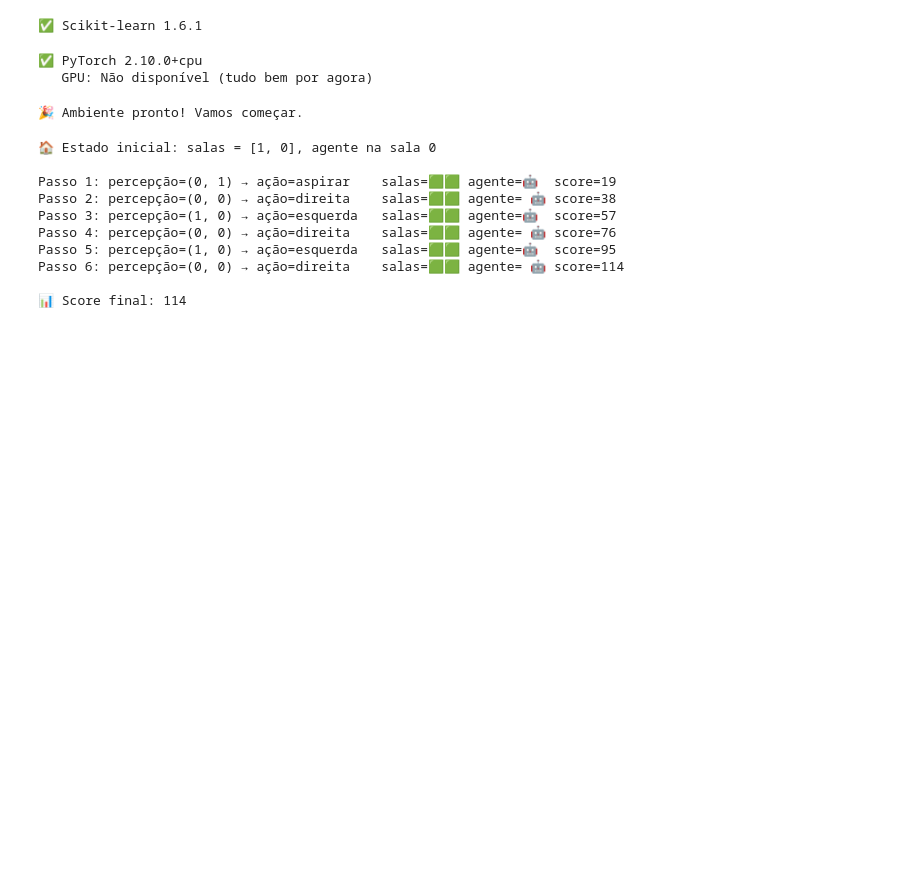
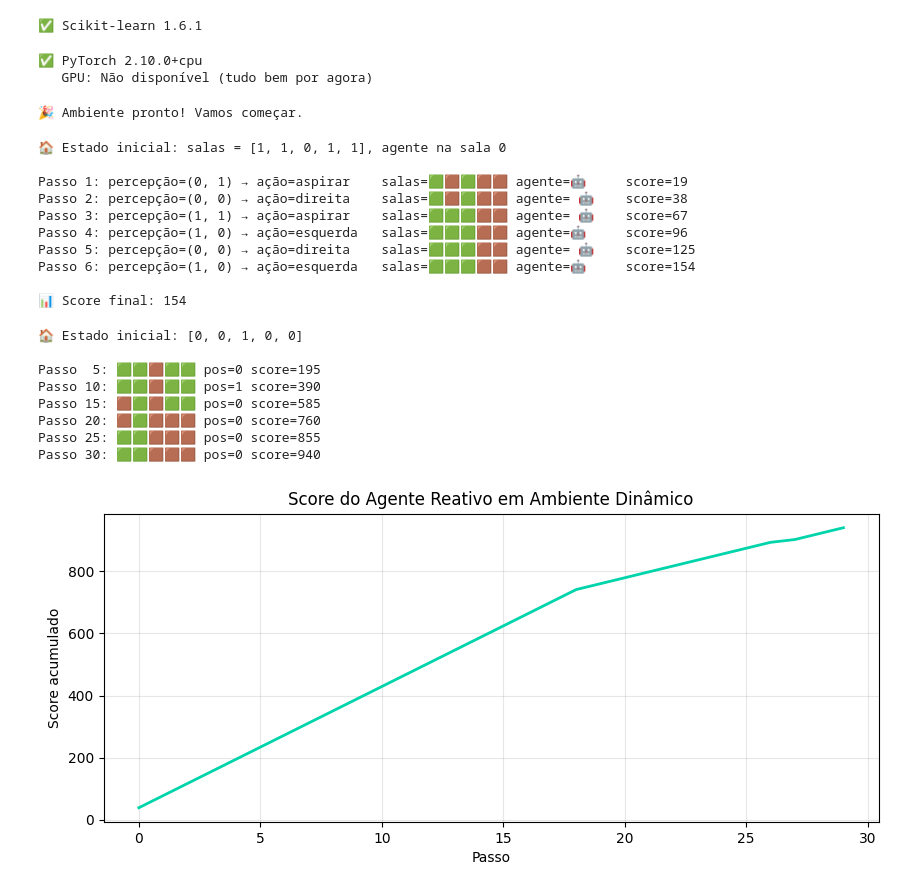
Before and after one commit to geovanni10a/Agentes-IA-UNIFAP, a Jupyter notebook: Agentes.ipynb, the cells around one changed output. Cells and saved outputs as stored; diff of their text form; code cells hidden in the pictures; blank space fills up the shorter version.

```diff
--- a/Agentes.ipynb
+++ b/Agentes.ipynb
@@ -72,7 +72,7 @@ def agente_reativo(percepcao):
         return "esquerda"
 
 # ─── Rodar ───
-env = Ambiente(n_salas=2)
+env = Ambiente(n_salas=5)
 print(f"🏠 Estado inicial: salas = {env.salas}, agente na sala {env.pos}\n")
 
 for i in range(6):
@@ -86,13 +86,60 @@ for i in range(6):
 
 print(f"\n📊 Score final: {env.score}")
 # %% [output]
-🏠 Estado inicial: salas = [1, 0], agente na sala 0
+🏠 Estado inicial: salas = [1, 1, 0, 1, 1], agente na sala 0
 
-Passo 1: percepção=(0, 1) → ação=aspirar    salas=🟩🟩 agente=🤖  score=19
-Passo 2: percepção=(0, 0) → ação=direita    salas=🟩🟩 agente= 🤖 score=38
-Passo 3: percepção=(1, 0) → ação=esquerda   salas=🟩🟩 agente=🤖  score=57
-Passo 4: percepção=(0, 0) → ação=direita    salas=🟩🟩 agente= 🤖 score=76
-Passo 5: percepção=(1, 0) → ação=esquerda   salas=🟩🟩 agente=🤖  score=95
-Passo 6: percepção=(0, 0) → ação=direita    salas=🟩🟩 agente= 🤖 score=114
+Passo 1: percepção=(0, 1) → ação=aspirar    salas=🟩🟫🟩🟫🟫 agente=🤖     score=19
+Passo 2: percepção=(0, 0) → ação=direita    salas=🟩🟫🟩🟫🟫 agente= 🤖    score=38
+Passo 3: percepção=(1, 1) → ação=aspirar    salas=🟩🟩🟩🟫🟫 agente= 🤖    score=67
+Passo 4: percepção=(1, 0) → ação=esquerda   salas=🟩🟩🟩🟫🟫 agente=🤖     score=96
+Passo 5: percepção=(0, 0) → ação=direita    salas=🟩🟩🟩🟫🟫 agente= 🤖    score=125
+Passo 6: percepção=(1, 0) → ação=esquerda   salas=🟩🟩🟩🟫🟫 agente=🤖     score=154
 
-📊 Score final: 114
+📊 Score final: 154
+# %%
+# ═══ Ambiente Dinâmico — salas sujam sozinhas ═══
+
+class AmbienteDinamico(Ambiente):
+    """Ambiente onde salas podem ficar sujas aleatoriamente."""
+
+    def __init__(self, n_salas=5, prob_sujeira=0.3):
+        super().__init__(n_salas)
+        self.prob_sujeira = prob_sujeira
+
+    def executar(self, acao):
+        super().executar(acao)
+        # Depois da ação, salas podem ficar sujas de novo!
+        for i in range(len(self.salas)):
+            if self.salas[i] == 0 and random.random() < self.prob_sujeira:
+                self.salas[i] = 1
+
+# Rodar por mais passos para ver o efeito
+env2 = AmbienteDinamico(n_salas=5, prob_sujeira=0.1)
+print(f"🏠 Estado inicial: {env2.salas}\n")
+
+scores = []
+for i in range(30):
+    p = env2.perceber()
+    a = agente_reativo(p)
+    env2.executar(a)
+    scores.append(env2.score)
+    if (i+1) % 5 == 0:
+        status = ['🟩' if s==0 else '🟫' for s in env2.salas]
+        print(f"Passo {i+1:2d}: {''.join(status)} pos={env2.pos} score={env2.score}")
+
+# Gráfico do score
+plt.figure(figsize=(10, 4))
+plt.plot(scores, color='#00d4aa', linewidth=2)
+plt.title('Score do Agente Reativo em Ambiente Dinâmico')
+plt.xlabel('Passo'); plt.ylabel('Score acumulado')
+plt.grid(alpha=0.3); plt.show()
+# %% [output]
+🏠 Estado inicial: [0, 0, 1, 0, 0]
+
+Passo  5: 🟩🟩🟫🟩🟩 pos=0 score=195
+Passo 10: 🟩🟩🟫🟩🟩 pos=1 score=390
+Passo 15: 🟫🟩🟫🟩🟩 pos=0 score=585
+Passo 20: 🟫🟩🟫🟫🟫 pos=0 score=760
+Passo 25: 🟩🟩🟫🟫🟫 pos=0 score=855
+Passo 30: 🟩🟩🟫🟫🟫 pos=0 score=940
+[figure, added]
```
